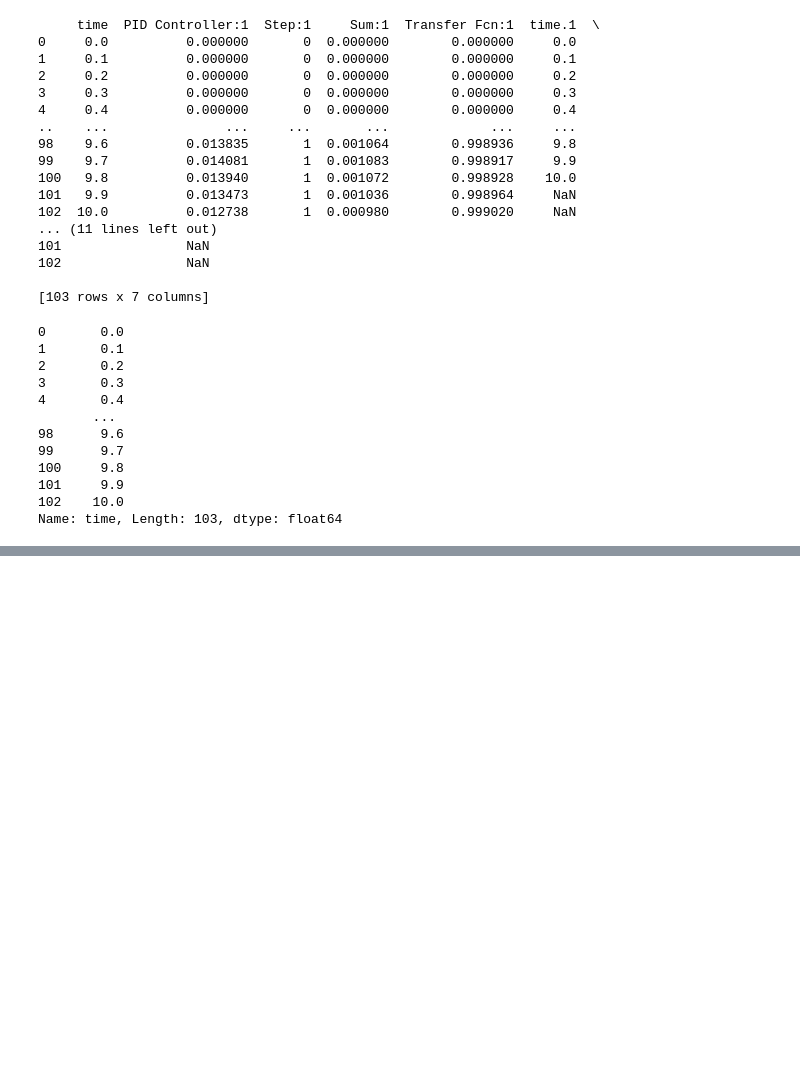
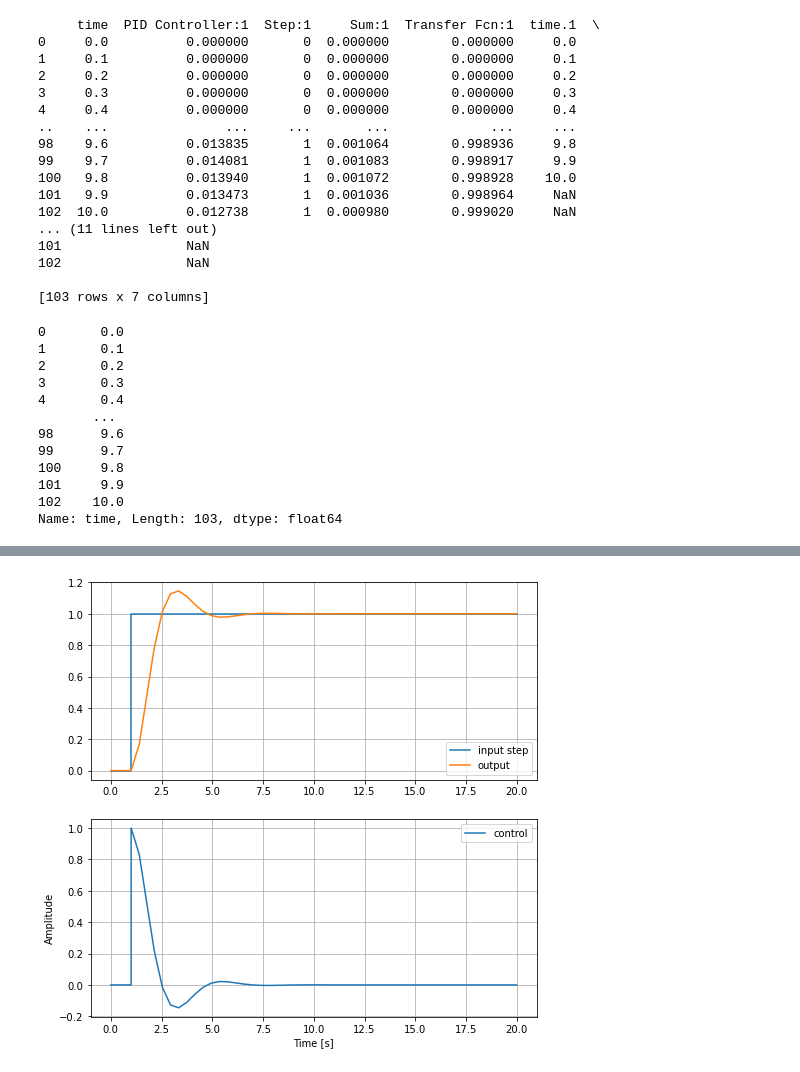
Before and after one commit to waskita/embedded, a Jupyter notebook: bilinear/analisis-sistem-kendali.ipynb, the cells around one changed output, grey strips where cells are left out. Saved outputs shown, nothing was run; the diff lists cells and outputs as text; code cells hidden in the pictures; blank space fills up the shorter version.

```diff
--- a/bilinear/analisis-sistem-kendali.ipynb
+++ b/bilinear/analisis-sistem-kendali.ipynb
@@ -382,0 +474,5 @@ figure.savefig("chapter13.jpg",dpi=300)
+# %%
+# read by default 1st sheet of an excel file
+df = pd.read_excel('kendali-nozoh.xlsx')
+print(df)
+fs0_df=df
@@ -382,0 +497,15 @@ figure.savefig("chapter13.jpg",dpi=300)
+# %%
+#plt.figure(figsize=(8, 8))
+figure, axis = plt.subplots(2, 1, figsize=(8, 8))
+axis[0].plot(df['time'],df['Step:1'],label='input step')
+axis[0].plot(df['time'],df['Transfer Fcn:1'],label='output')
+axis[0].grid()
+axis[0].legend(loc='best')
+axis[1].plot(df['time'],df['Sum:1'],label='control')
+plt.xlabel('Time [s]')
+plt.ylabel('Amplitude')
+plt.legend(loc='best')
+plt.grid()
+figure.savefig("chapter13-nozoh.jpg",dpi=300)
+# %% [output]
+[figure, added]
```
Also changed, not shown: parts of 19 cells of this notebook, 8 other files.
